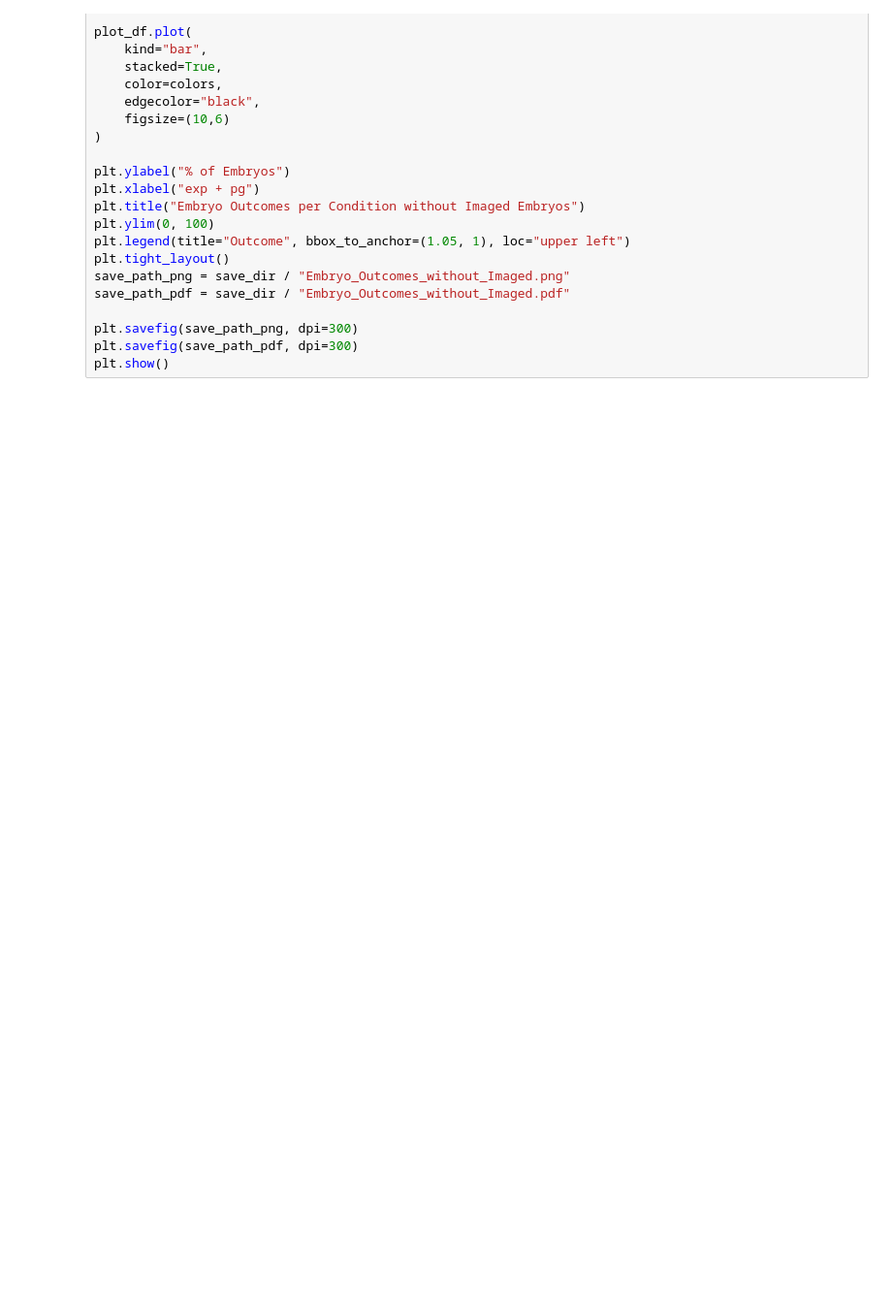
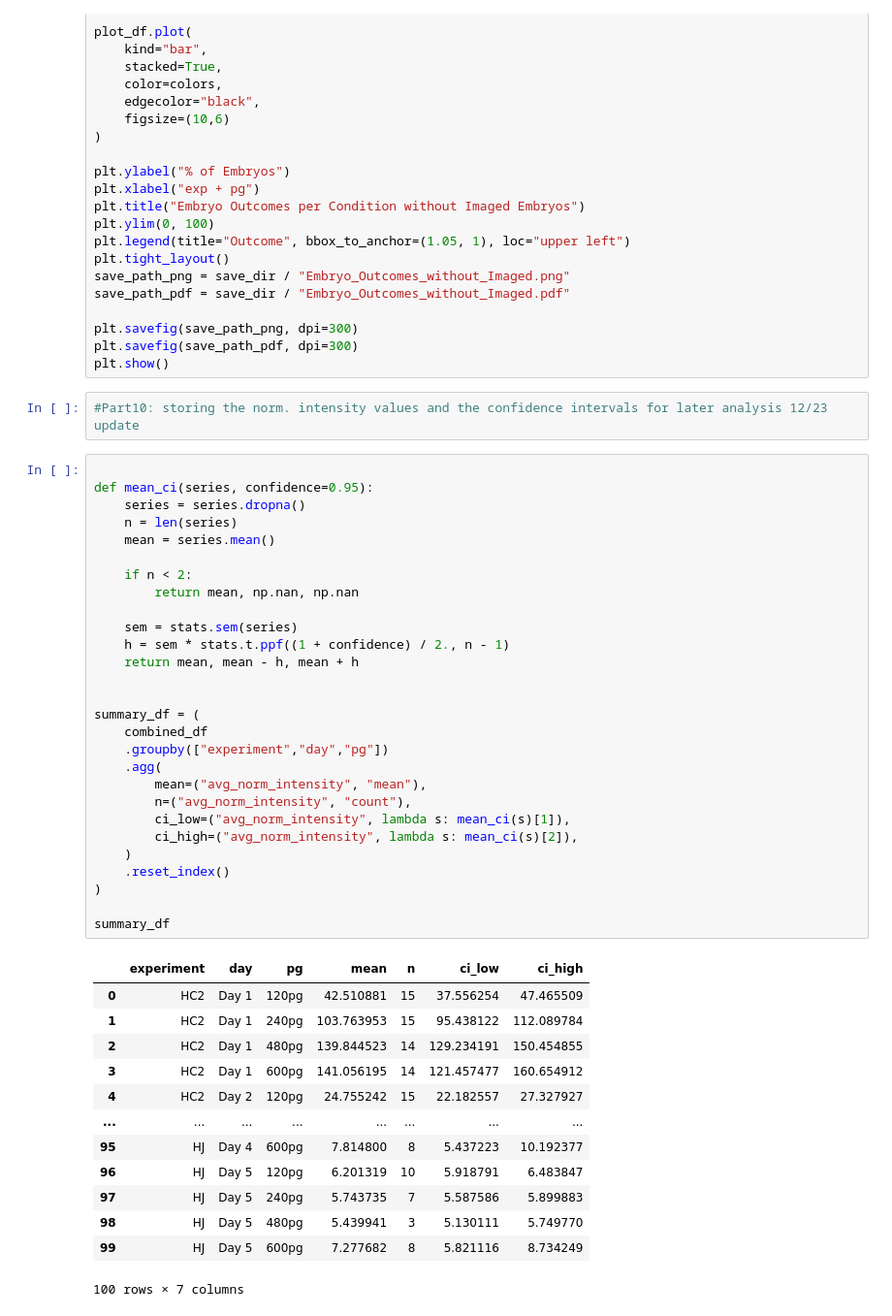
Before and after one commit to coralnh/HC_mRNA_project, a Jupyter notebook: HC_mRNA_final/HC_mRNA_final_for_HC.ipynb, the cells around one changed output. Shown: that part at 97% size. Drawn from its saved outputs; the diff is of its cells as text; blank space fills up the shorter version.

Commit message:
Final version of the image analysis.
Added confidence intervales for HC 12/23

```diff
--- a/HC_mRNA_final/HC_mRNA_final_for_HC.ipynb
+++ b/HC_mRNA_final/HC_mRNA_final_for_HC.ipynb
@@ -800,3 +1100,47 @@ save_path_pdf = save_dir / "Embryo_Outcomes_without_Imaged.pdf"
 plt.savefig(save_path_png, dpi=300)
 plt.savefig(save_path_pdf, dpi=300)
 plt.show()
+# %%
+#Part10: storing the norm. intensity values and the confidence intervals for later analysis 12/23 update
+# %%
+
+def mean_ci(series, confidence=0.95):
+    series = series.dropna()
+    n = len(series)
+    mean = series.mean()
+
+    if n < 2:
+        return mean, np.nan, np.nan
+
+    sem = stats.sem(series)
+    h = sem * stats.t.ppf((1 + confidence) / 2., n - 1)
+    return mean, mean - h, mean + h
+
+
+summary_df = (
+    combined_df
+    .groupby(["experiment","day","pg"])
+    .agg(
+        mean=("avg_norm_intensity", "mean"),
+        n=("avg_norm_intensity", "count"),
+        ci_low=("avg_norm_intensity", lambda s: mean_ci(s)[1]),
+        ci_high=("avg_norm_intensity", lambda s: mean_ci(s)[2]),
+    )
+    .reset_index()
+)
+
+summary_df
+# %% [output]
+|  | experiment | day | pg | mean | n | ci_low | ci_high |
+| 0 | HC2 | Day 1 | 120pg | 42.510881 | 15 | 37.556254 | 47.465509 |
+| 1 | HC2 | Day 1 | 240pg | 103.763953 | 15 | 95.438122 | 112.089784 |
+| 2 | HC2 | Day 1 | 480pg | 139.844523 | 14 | 129.234191 | 150.454855 |
+| 3 | HC2 | Day 1 | 600pg | 141.056195 | 14 | 121.457477 | 160.654912 |
+| 4 | HC2 | Day 2 | 120pg | 24.755242 | 15 | 22.182557 | 27.327927 |
+| ... | ... | ... | ... | ... | ... | ... | ... |
+| 95 | HJ | Day 4 | 600pg | 7.814800 | 8 | 5.437223 | 10.192377 |
+| 96 | HJ | Day 5 | 120pg | 6.201319 | 10 | 5.918791 | 6.483847 |
+| 97 | HJ | Day 5 | 240pg | 5.743735 | 7 | 5.587586 | 5.899883 |
+| 98 | HJ | Day 5 | 480pg | 5.439941 | 3 | 5.130111 | 5.749770 |
+| 99 | HJ | Day 5 | 600pg | 7.277682 | 8 | 5.821116 | 8.734249 |
+100 rows × 7 columns
```
Also changed, not shown: parts of 22 cells of this notebook.
